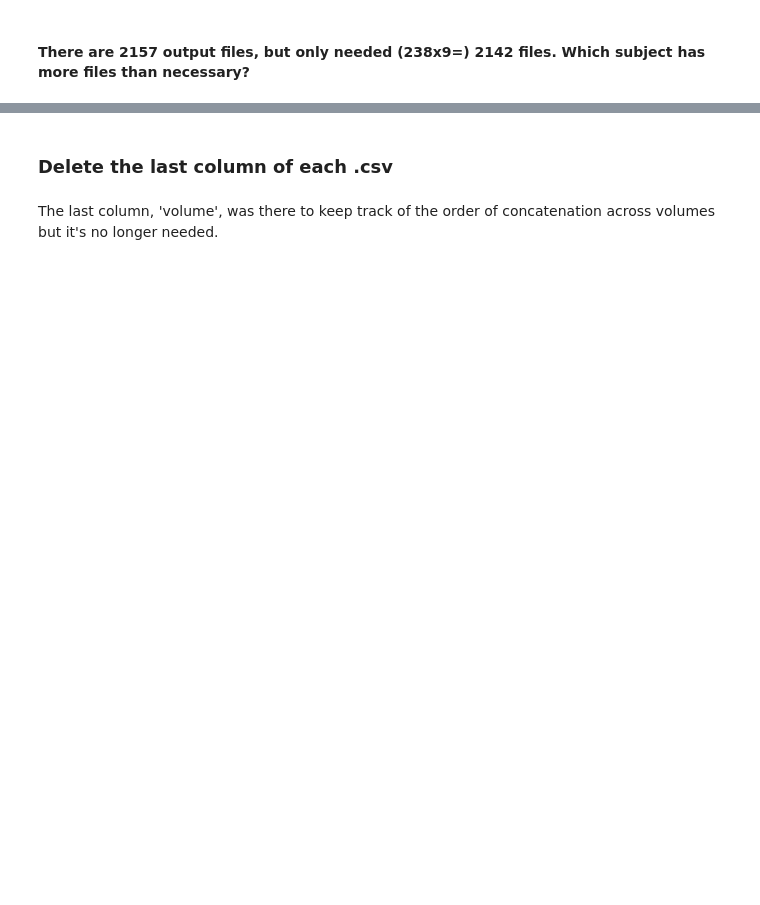
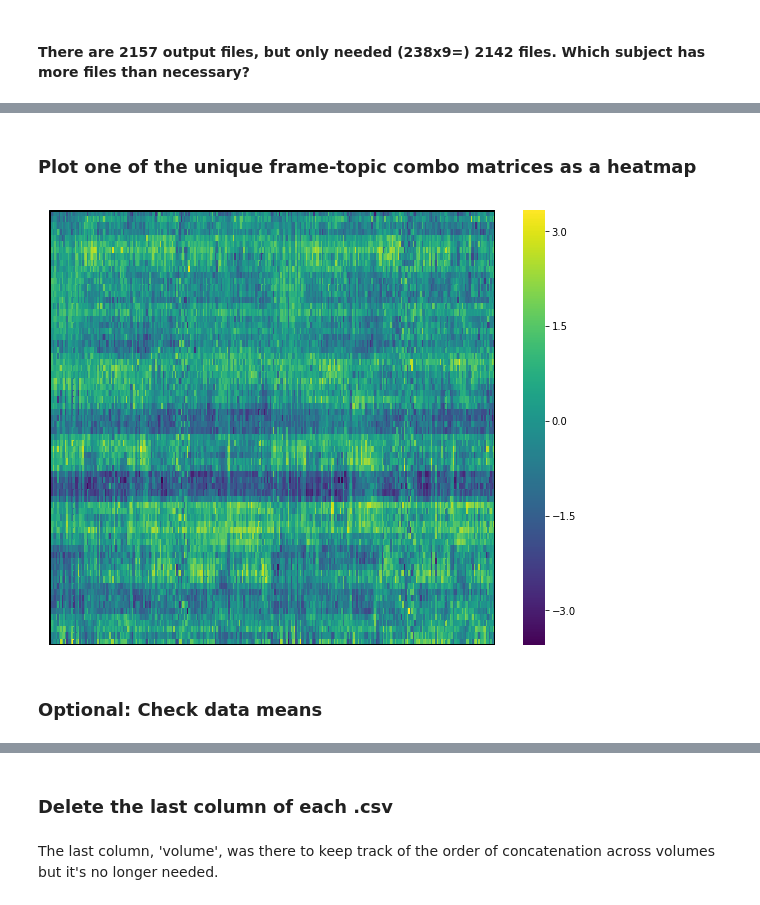
Before and after one commit to christiennedamatac/sps_mfMRI, a Jupyter notebook: inter-subject_correlation_mfMRI_similarity.ipynb, the cells around one changed output, grey strips where cells are left out. Cells and saved outputs as stored; diff of their text form; code cells hidden in the pictures; blank space fills up the shorter version.

```diff
--- a/inter-subject_correlation_mfMRI_similarity.ipynb
+++ b/inter-subject_correlation_mfMRI_similarity.ipynb
@@ -304,0 +419,20 @@ Each concatenated file should have 556 rows (including header).
+# %% [markdown]
+### Plot one of the unique frame-topic combo matrices as a heatmap
+# %%
+import pandas as pd
+import seaborn as sns
+import matplotlib.pyplot as plt
+
+data = pd.read_csv('analysis/aural_framing_by_movie_topic/roi_node/z-scored/data/subject-0001_mri_movietask_1_13_threat_healthcare_z.csv', header=0, index_col=None)
+data = data.iloc[:, :-1]
+plt.figure(figsize=(10, 8))  # Set the figure size
+ax = sns.heatmap(data, cmap="viridis", cbar=True)  #
+ax.set_xticks([])
+ax.set_yticks([])
+ax.hlines([0, data.shape[0]], 0, data.shape[1], colors='black', linewidth=3)
+ax.vlines([0, data.shape[1]], 0, data.shape[0], colors='black', linewidth=3)
+plt.show()
+# %% [output]
+[figure, added]
+# %% [markdown]
+### Optional: Check data means
```
Also changed, not shown: parts of 56 cells of this notebook.
